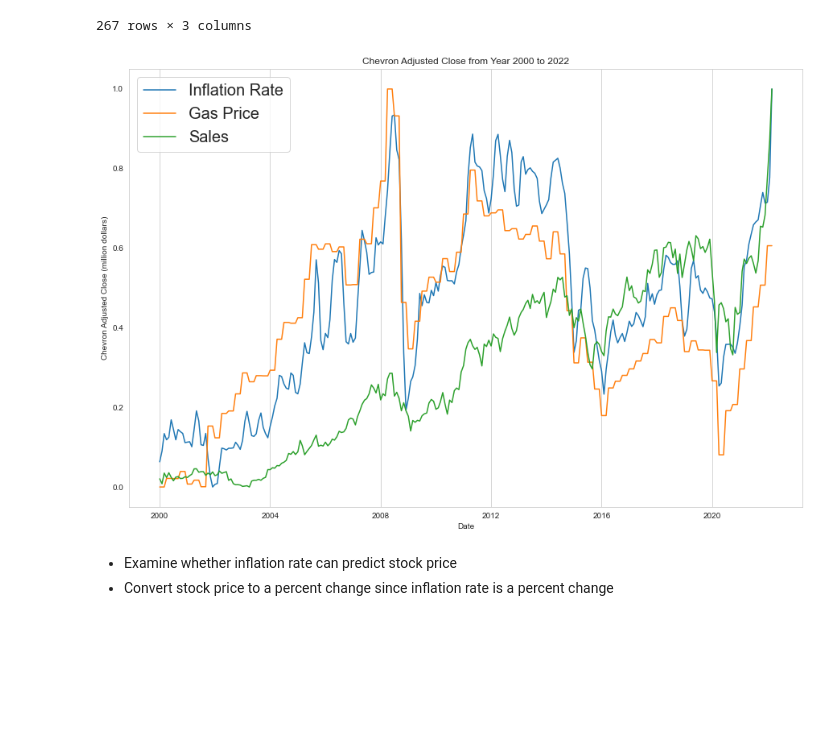
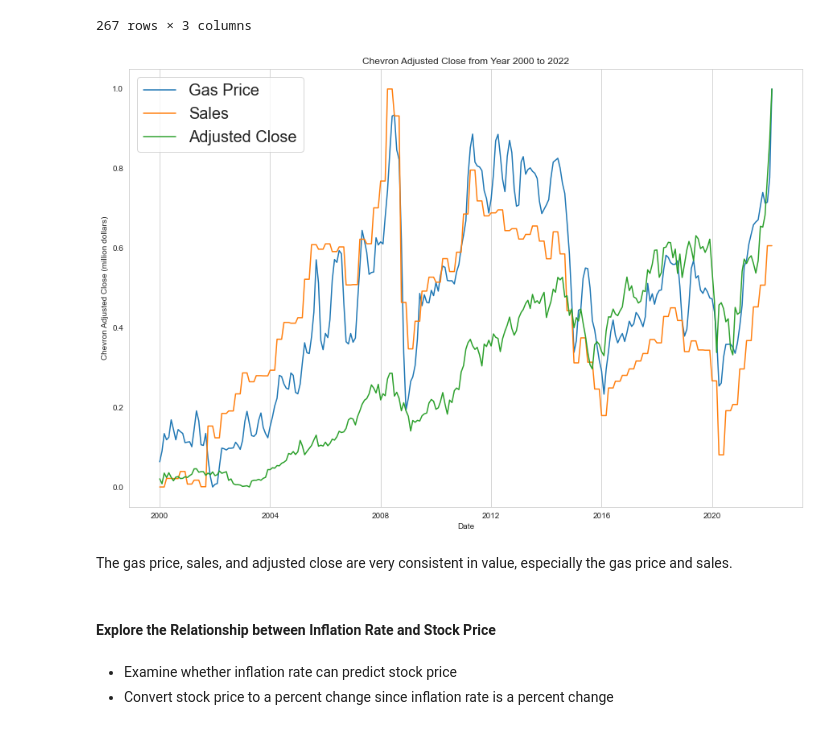
Before and after one commit to StockJanitor/Project43_DataTextMining, a Jupyter notebook: textMiningEV.ipynb, the cells around one changed output. Drawn from its saved outputs; the diff is of its cells as text; code cells hidden in the pictures; blank space fills up the shorter version.

```diff
--- a/textMiningEV.ipynb
+++ b/textMiningEV.ipynb
@@ -1158,17 +1268,21 @@ df_scaled
 # %%
 plt.figure(figsize=(15, 10))
 plt.plot(df_scaled['GasPrice'])
 plt.plot(df_scaled['Sales'])
 plt.plot(df_scaled['AdjustedClose'])
 
 plt.grid(axis='y')
 plt.title('Chevron Adjusted Close from Year 2000 to 2022')
 plt.xlabel('Date')
 plt.ylabel('Chevron Adjusted Close (million dollars)')
-plt.legend(['Inflation Rate', 'Gas Price', 'Sales', 'Adjusted Close'], prop={'size':20})
+plt.legend(['Gas Price', 'Sales', 'Adjusted Close'], prop={'size':20})
 plt.show()
 # %% [output]
-[figure, old version]
+[figure, new version]
+# %% [markdown]
+The gas price, sales, and adjusted close are very consistent in value, especially the gas price and sales.
+# %% [markdown]
+#### Explore the Relationship between Inflation Rate and Stock Price
 # %% [markdown]
 
 - Examine whether inflation rate can predict stock price
```
Also changed, not shown: parts of 41 cells of this notebook.
